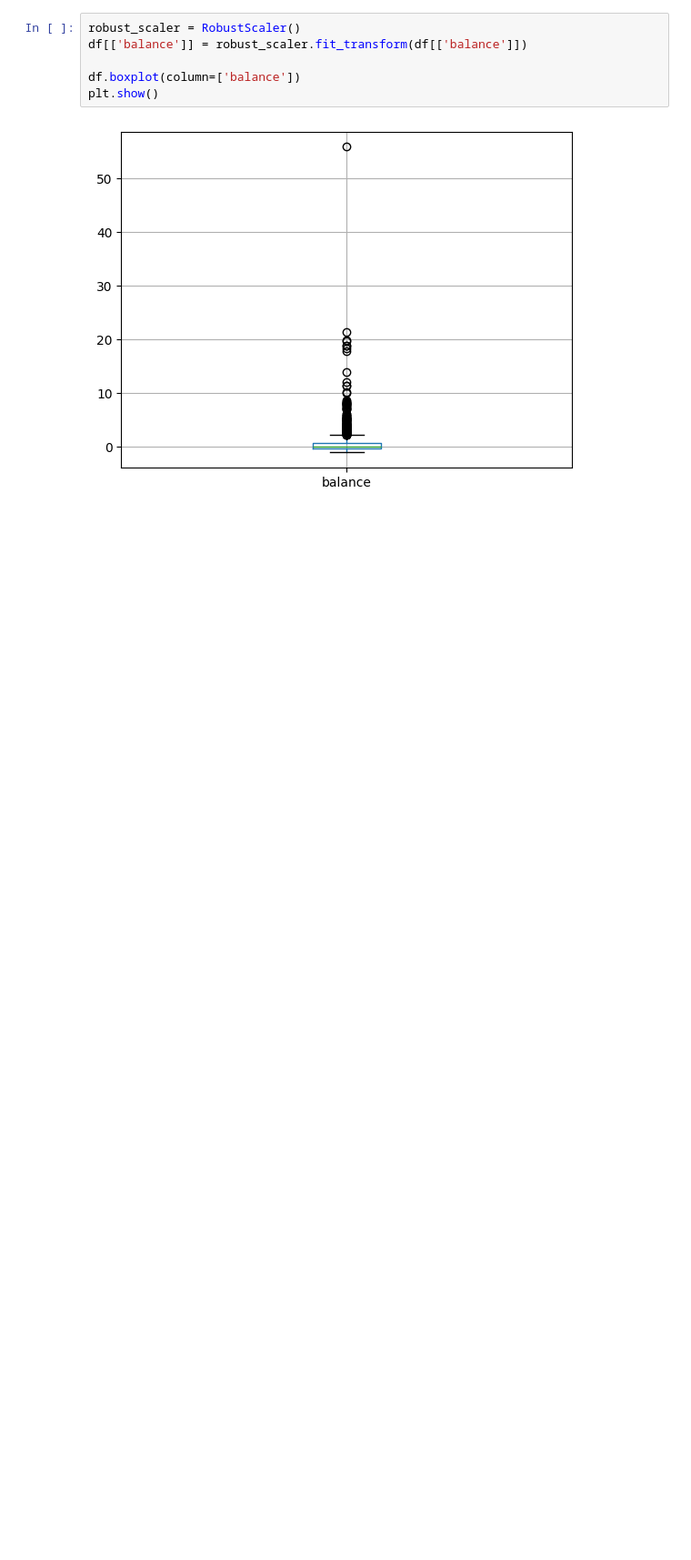
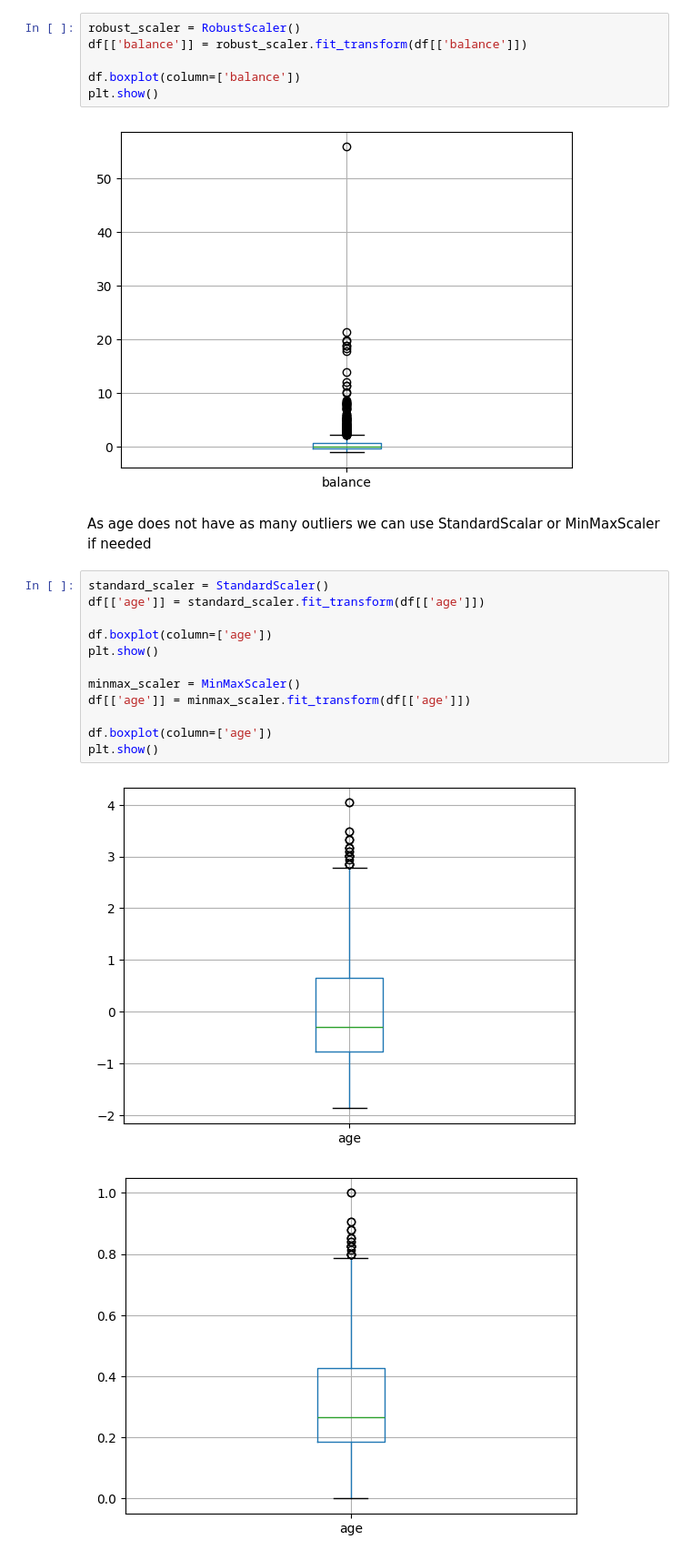
Before and after one commit to kristyan/data, a Jupyter notebook: e-tivity1/etivity1.ipynb, the cells around one changed output. Shown at 91% size. Saved outputs shown, nothing was run; the diff lists cells and outputs as text; blank space fills up the shorter version.

```diff
--- a/e-tivity1/etivity1.ipynb
+++ b/e-tivity1/etivity1.ipynb
@@ -484,3 +485,20 @@ df.boxplot(column=['balance'])
 plt.show()
 # %% [output]
 [figure]
+# %% [markdown]
+As age does not have as many outliers we can use StandardScalar or MinMaxScaler if needed
+# %%
+standard_scaler = StandardScaler()
+df[['age']] = standard_scaler.fit_transform(df[['age']])
+
+df.boxplot(column=['age'])
+plt.show()
+
+minmax_scaler = MinMaxScaler()
+df[['age']] = minmax_scaler.fit_transform(df[['age']])
+
+df.boxplot(column=['age'])
+plt.show()
+# %% [output]
+[figure, added]
+[figure, added]
```
Also changed, not shown: parts of 12 cells of this notebook.
